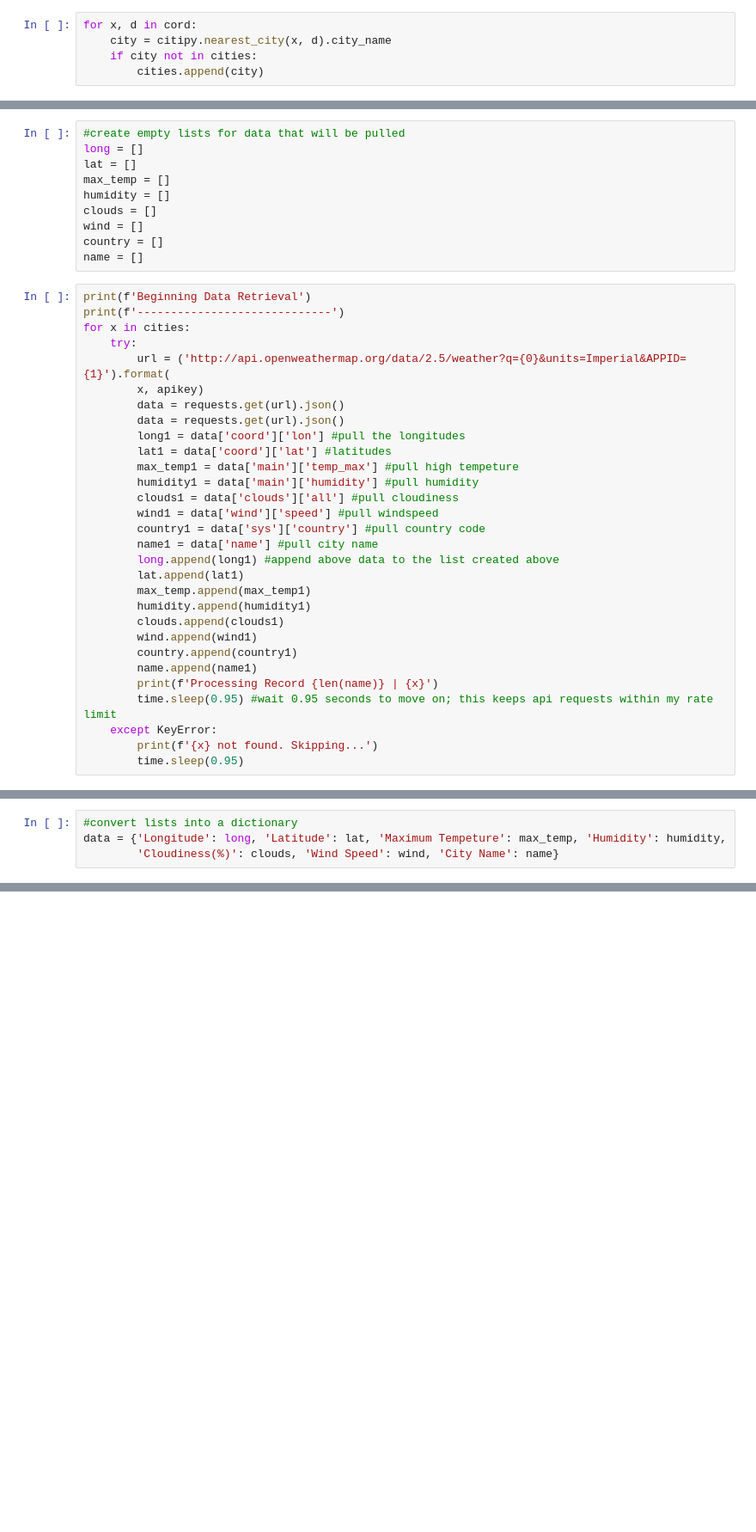
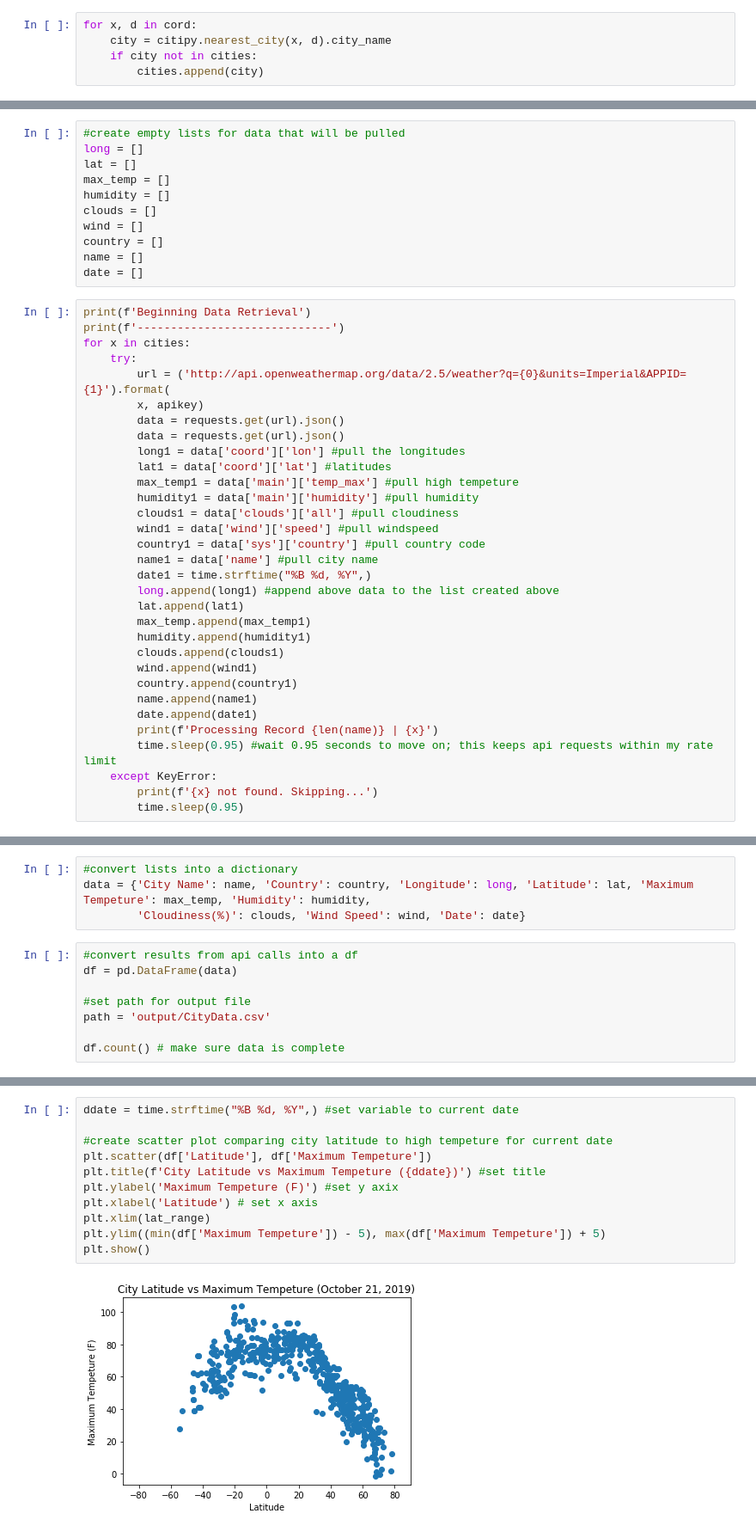
Before and after one commit to jherberg462/python-api-challenge, a Jupyter notebook: WeatherPy/main.ipynb, the cells around one changed output, grey strips where cells are left out. Shown at 86% size. Saved outputs shown, nothing was run; the diff lists cells and outputs as text; blank space fills up the shorter version.

```diff
--- a/WeatherPy/main.ipynb
+++ b/WeatherPy/main.ipynb
@@ -43,6 +43,7 @@ clouds = []
 wind = []
 country = []
 name = []
+date = []
 # %%
 print(f'Beginning Data Retrieval')
 print(f'-----------------------------')
@@ -60,6 +61,7 @@ for x in cities:
         wind1 = data['wind']['speed'] #pull windspeed
         country1 = data['sys']['country'] #pull country code
         name1 = data['name'] #pull city name
+        date1 = time.strftime("%B %d, %Y",)
         long.append(long1) #append above data to the list created above
         lat.append(lat1)
         max_temp.append(max_temp1)
@@ -68,6 +70,7 @@ for x in cities:
         wind.append(wind1)
         country.append(country1)
         name.append(name1)
+        date.append(date1)
         print(f'Processing Record {len(name)} | {x}')
         time.sleep(0.95) #wait 0.95 seconds to move on; this keeps api requests within my rate limit
     except KeyError:
@@ -76,4 +97,12 @@ for x in cities:
 # %%
 #convert lists into a dictionary
-data = {'Longitude': long, 'Latitude': lat, 'Maximum Tempeture': max_temp, 'Humidity': humidity,
-        'Cloudiness(%)': clouds, 'Wind Speed': wind, 'City Name': name}
+data = {'City Name': name, 'Country': country, 'Longitude': long, 'Latitude': lat, 'Maximum Tempeture': max_temp, 'Humidity': humidity,
+        'Cloudiness(%)': clouds, 'Wind Speed': wind, 'Date': date}
+# %%
+#convert results from api calls into a df
+df = pd.DataFrame(data)
+
+#set path for output file
+path = 'output/CityData.csv'
+
+df.count() # make sure data is complete
@@ -79,0 +133,13 @@ data = {'Longitude': long, 'Latitude': lat, 'Maximum Tempeture': max_temp, 'Humi
+# %%
+ddate = time.strftime("%B %d, %Y",) #set variable to current date
+
+#create scatter plot comparing city latitude to high tempeture for current date
+plt.scatter(df['Latitude'], df['Maximum Tempeture'])
+plt.title(f'City Latitude vs Maximum Tempeture ({ddate})') #set title
+plt.ylabel('Maximum Tempeture (F)') #set y axix
+plt.xlabel('Latitude') # set x axis
+plt.xlim(lat_range)
+plt.ylim((min(df['Maximum Tempeture']) - 5), max(df['Maximum Tempeture']) + 5)
+plt.show()
+# %% [output]
+[figure, added]
```
Also changed, not shown: parts of 8 cells of this notebook, 1 other file.
